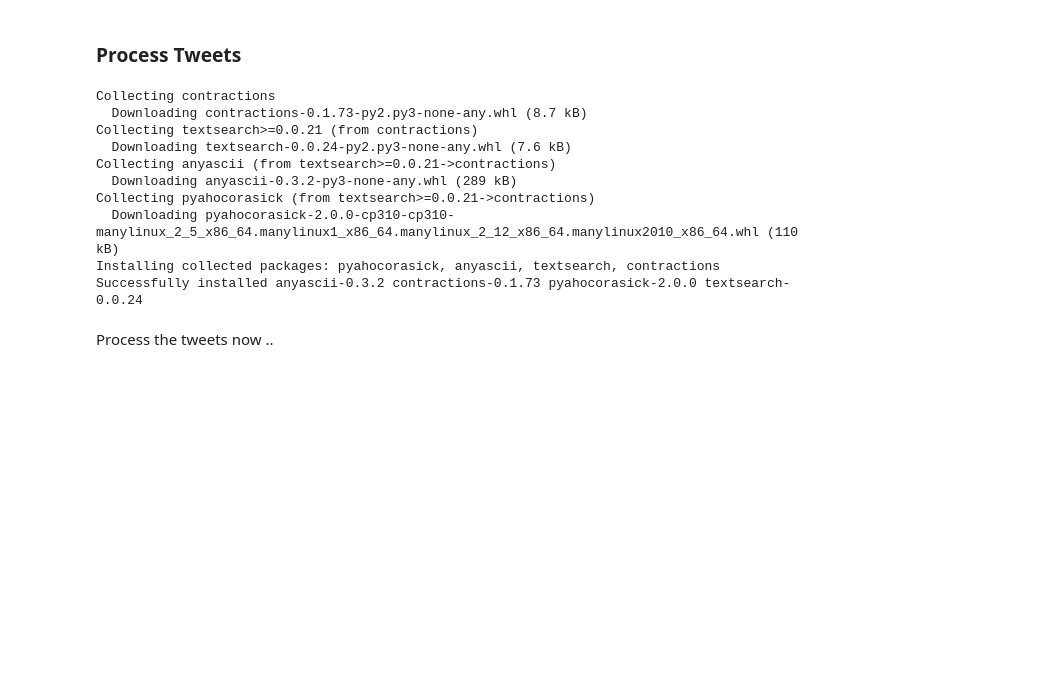
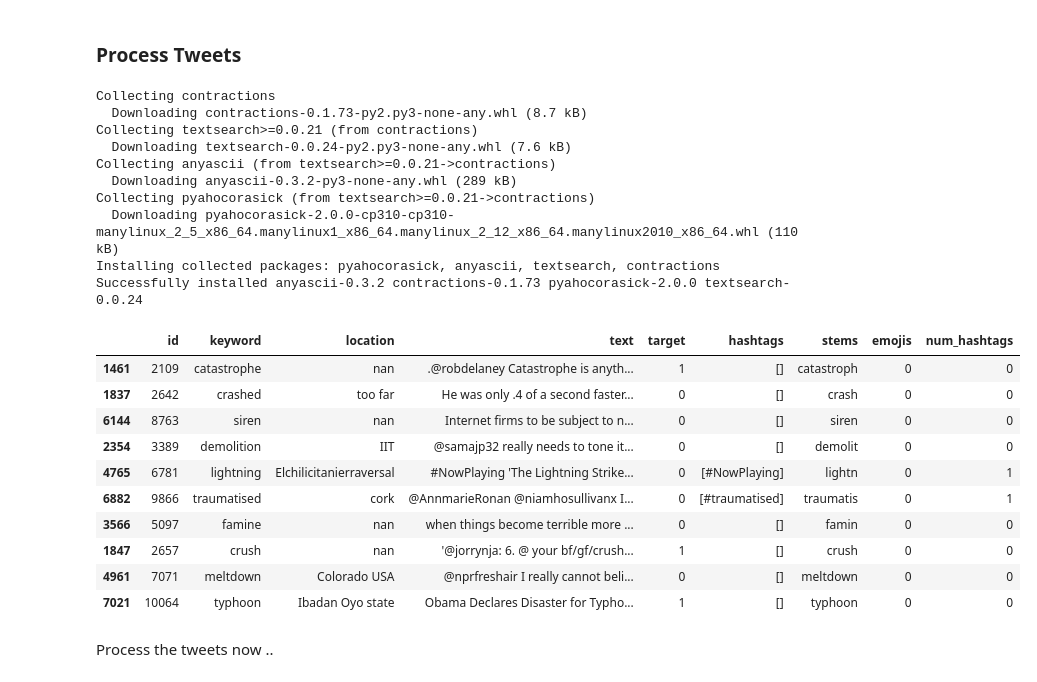
Before and after one commit to msusol/kaggle, a Jupyter notebook: notebooks/disaster-tweet-classification-tensorflow.ipynb, the cells around one changed output. Cells and saved outputs as stored; diff of their text form; code cells hidden in the pictures; blank space fills up the shorter version.

```diff
--- a/notebooks/disaster-tweet-classification-tensorflow.ipynb
+++ b/notebooks/disaster-tweet-classification-tensorflow.ipynb
@@ -102,10 +95,9 @@ from nltk.stem import PorterStemmer
 class TweetSweeper:
     def __init__(self, tweets):
         self.tweets = tweets
-        # Tweet Text
         self.stemmer = PorterStemmer()
-        self.tweets['text_clean'] = self.tweets['text'].apply(lambda x: contractions.fix(x))
-        self.tweets['text_clean'] = self.tweets['text_clean'].apply(lambda x: self.demojize(x))
+        self.tweets['text'] = self.tweets['text'].apply(lambda x: contractions.fix(x))
+        self.tweets['text'] = self.tweets['text'].apply(lambda x: self.demojize(x))
         self.tweets['hashtags'] = self.tweets['text'].apply(lambda x: [x for x in x.split(" ") if x.startswith("#")])
         # Keyword
         self.tweets['keyword'] = self.tweets['keyword'].apply(str)
@@ -123,7 +115,6 @@ class TweetSweeper:
         # Counts
         self.tweets['emojis'] = self.tweets['text'].apply(self.emoji_count)
         self.tweets['num_hashtags'] = self.tweets['text'].apply(self.hash_count)
-        self.tweets['token_count'] = self.tweets['text'].apply(lambda x: len(x))
 
     def demojize(self, tweet):
         emojis = re.compile("["
@@ -150,32 +141,47 @@ class TweetSweeper:
     def clean_keywords(self, keyword):
         cleaned = re.sub(r'%20', ' ', keyword)
         return cleaned
 
     def remove_accents(self, keyword):
         cleaned = unidecode.unidecode(keyword)
         return cleaned
 
     def remove_punctuation(self, keyword):
         cleaned = re.sub(r"[!\"#$%&()*+-./:;<=>?@[\]^_`{|}~\n -' ]"," ",keyword)
         return cleaned
 
     def remove_nums(self, location):
         cleaned = re.sub(r'\d+', '', location)
         return cleaned
 
     def remove_extra_w_space(self, location):
         cleaned_text = re.sub(r"\s+"," ", location).strip()
         return cleaned_text
+
+tweets = train_data.sample(n=10, random_state=23)
+test = TweetSweeper(tweets)
+test.tweets
 # %% [output]
 Collecting contractions
   Downloading contractions-0.1.73-py2.py3-none-any.whl (8.7 kB)
 Collecting textsearch>=0.0.21 (from contractions)
   Downloading textsearch-0.0.24-py2.py3-none-any.whl (7.6 kB)
 Collecting anyascii (from textsearch>=0.0.21->contractions)
   Downloading anyascii-0.3.2-py3-none-any.whl (289 kB)
 Collecting pyahocorasick (from textsearch>=0.0.21->contractions)
   Downloading pyahocorasick-2.0.0-cp310-cp310-manylinux_2_5_x86_64.manylinux1_x86_64.manylinux_2_12_x86_64.manylinux2010_x86_64.whl (110 kB)
 Installing collected packages: pyahocorasick, anyascii, textsearch, contractions
 Successfully installed anyascii-0.3.2 contractions-0.1.73 pyahocorasick-2.0.0 textsearch-0.0.24
+|  | id | keyword | location | text | target | hashtags | stems | emojis | num_hashtags |
+| 1461 | 2109 | catastrophe | nan | .@robdelaney Catastrophe is anyth... | 1 | [] | catastroph | 0 | 0 |
+| 1837 | 2642 | crashed | too far | He was only .4 of a second faster... | 0 | [] | crash | 0 | 0 |
+| 6144 | 8763 | siren | nan | Internet firms to be subject to n... | 0 | [] | siren | 0 | 0 |
+| 2354 | 3389 | demolition | IIT | @samajp32 really needs to tone it... | 0 | [] | demolit | 0 | 0 |
+| 4765 | 6781 | lightning | Elchilicitanierraversal | #NowPlaying 'The Lightning Strike... | 0 | [#NowPlaying] | lightn | 0 | 1 |
+| 6882 | 9866 | traumatised | cork | @AnnmarieRonan @niamhosullivanx I... | 0 | [#traumatised] | traumatis | 0 | 1 |
+| 3566 | 5097 | famine | nan | when things become terrible more ... | 0 | [] | famin | 0 | 0 |
+| 1847 | 2657 | crush | nan | '@jorrynja: 6. @ your bf/gf/crush... | 1 | [] | crush | 0 | 0 |
+| 4961 | 7071 | meltdown | Colorado USA | @nprfreshair I really cannot beli... | 0 | [] | meltdown | 0 | 0 |
+| 7021 | 10064 | typhoon | Ibadan Oyo state | Obama Declares Disaster for Typho... | 1 | [] | typhoon | 0 | 0 |
 # %% [markdown]
 Process the tweets now ..
```
Also changed, not shown: parts of 37 cells of this notebook, 1 other file.
